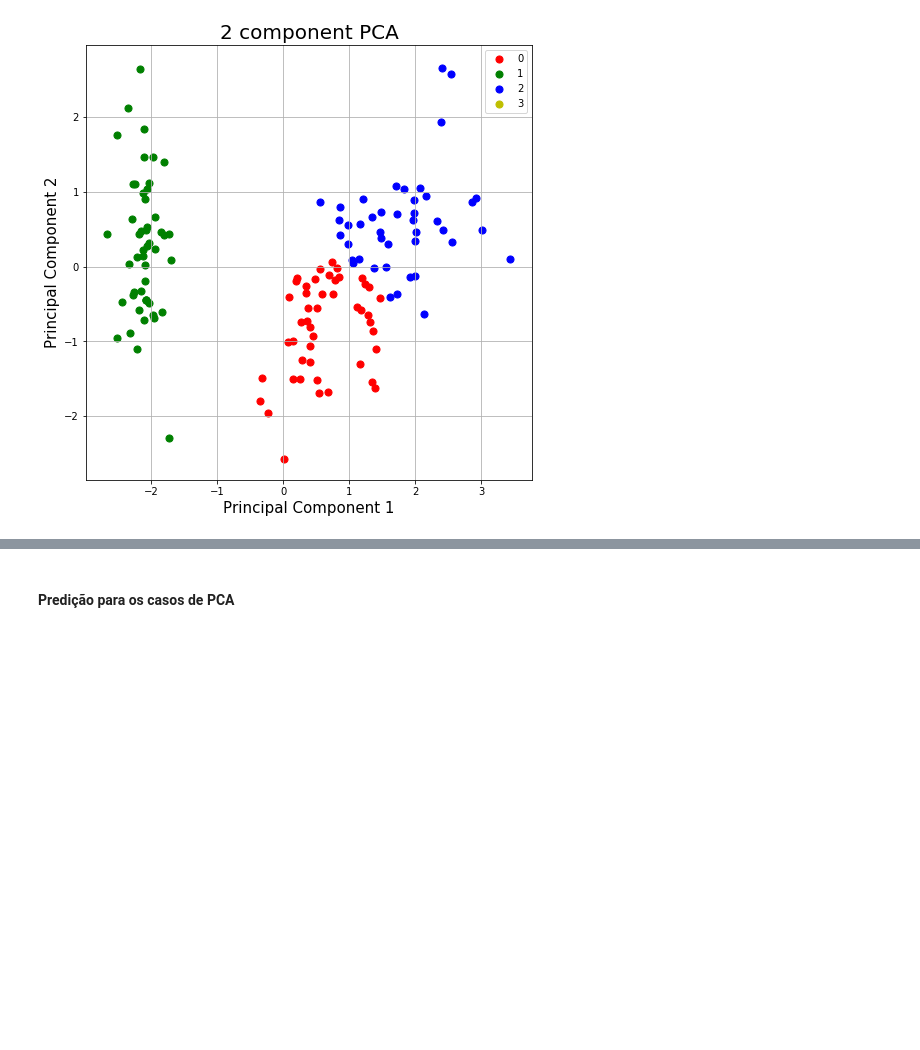
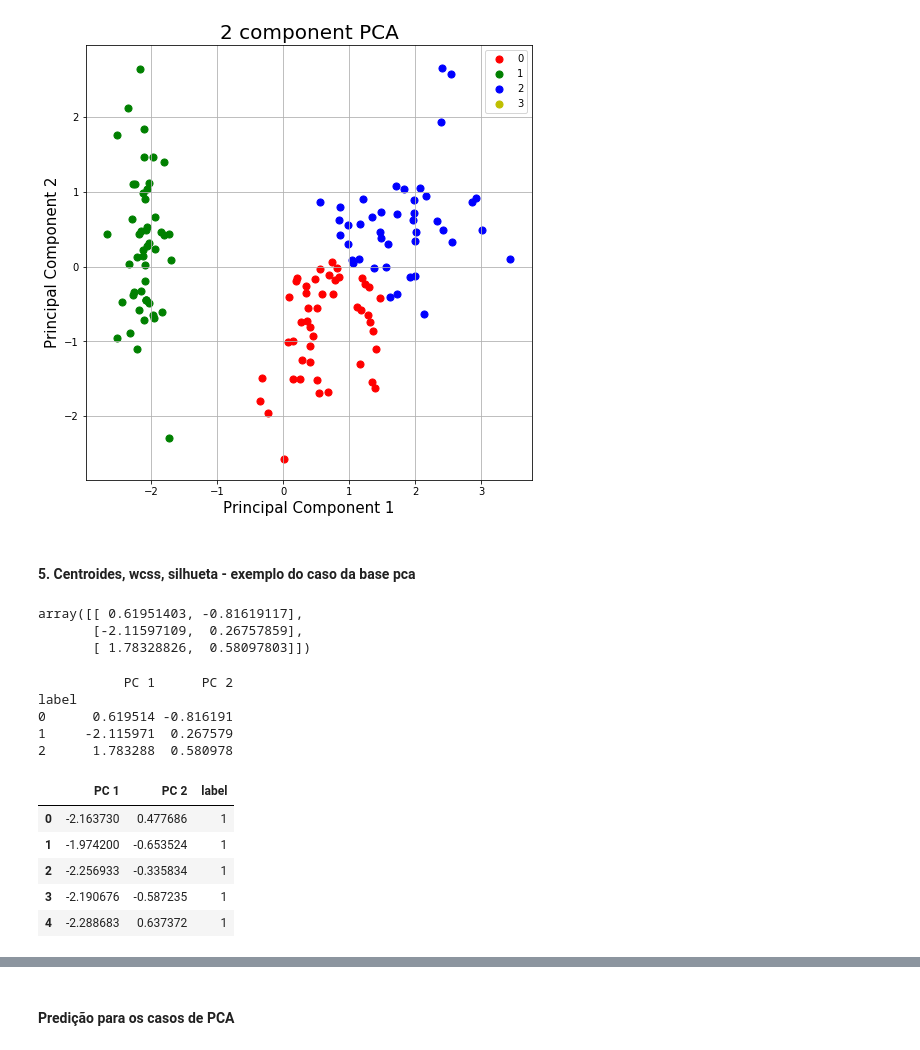
Before and after one commit to mopdc/python-codes, a Jupyter notebook: applied algorithms/unsupervised learning examples/unsupervised learning KMeans.ipynb, the cells around one changed output, grey strips where cells are left out. Drawn from its saved outputs; the diff is of its cells as text; code cells hidden in the pictures; blank space fills up the shorter version.

```diff
--- a/applied algorithms/unsupervised learning examples/unsupervised learning KMeans.ipynb
+++ b/applied algorithms/unsupervised learning examples/unsupervised learning KMeans.ipynb
@@ -507,3 +520,28 @@ plot_PCA_groups(previsoes, 'target')
 plot_PCA_groups(previsoes, 'prev_compca')
 # %% [output]
 [figure]
+# %% [markdown]
+#### 5. Centroides, wcss, silhueta - exemplo do caso da base pca
+# %%
+kmeans_pca.cluster_centers_
+# %% [output]
+array([[ 0.61951403, -0.81619117],
+       [-2.11597109,  0.26757859],
+       [ 1.78328826,  0.58097803]])
+# %%
+df_total = pd.concat([data_norm_pca, pd.DataFrame(cluster_labels_compca, columns = ['label'])], axis = 1)
+centroides_m = df_total.groupby(by = ['label']).mean()
+print centroides_m
+df_total.head()
+# %% [output]
+           PC 1      PC 2
+label
+0      0.619514 -0.816191
+1     -2.115971  0.267579
+2      1.783288  0.580978
+|  | PC 1 | PC 2 | label |
+| 0 | -2.163730 | 0.477686 | 1 |
+| 1 | -1.974200 | -0.653524 | 1 |
+| 2 | -2.256933 | -0.335834 | 1 |
+| 3 | -2.190676 | -0.587235 | 1 |
+| 4 | -2.288683 | 0.637372 | 1 |
```
Also changed, not shown: parts of 22 cells of this notebook, 1 other file.
